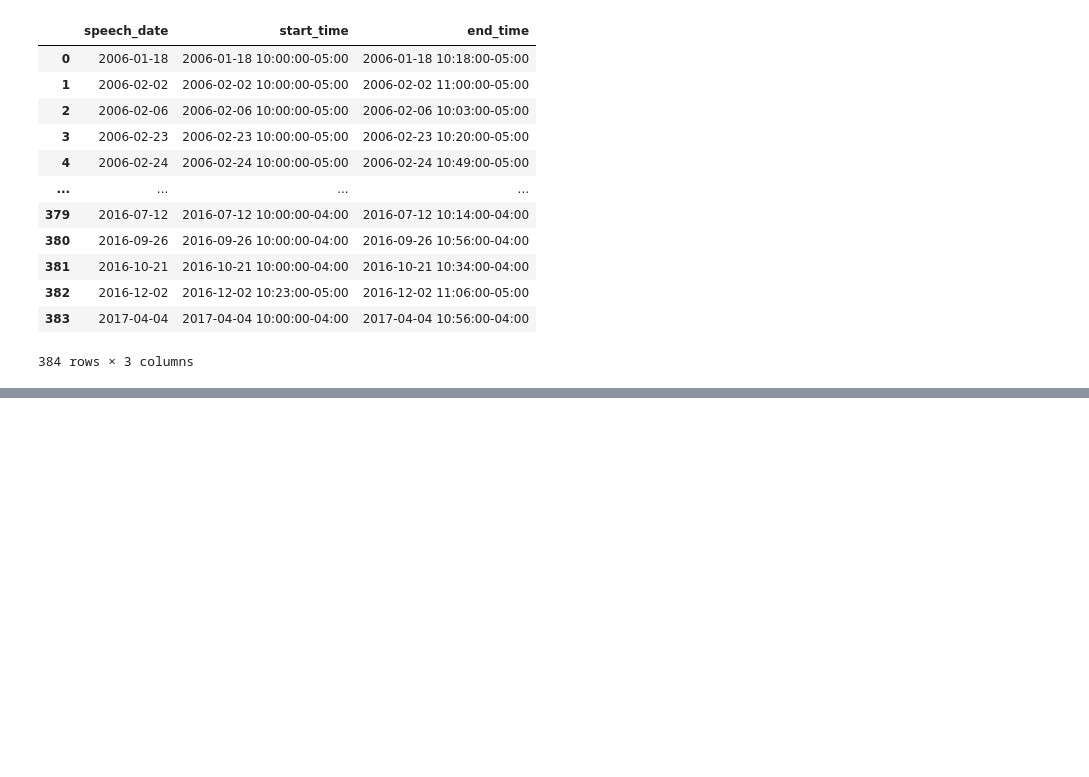
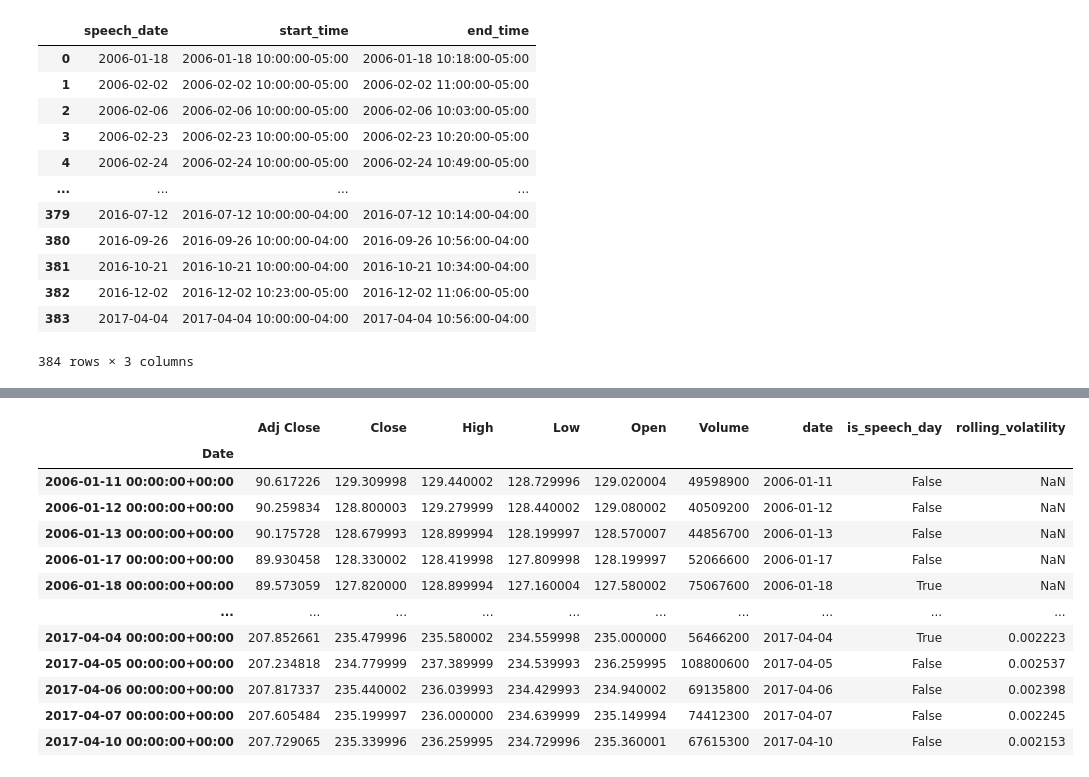
Before and after one commit to quantfin-sfpolimi/cb-impact-nlps, a Jupyter notebook: volatility.ipynb, the cells around one changed output, grey strips where cells are left out. Cells and saved outputs as stored; diff of their text form; code cells hidden in the pictures; blank space fills up the shorter version.

```diff
--- a/volatility.ipynb
+++ b/volatility.ipynb
@@ -145,47 +84,42 @@ KeyError: 'timestamp'
 # %%
-import random
-import pandas as pd
+import yfinance as yf
 from datetime import timedelta
-import requests
-import numpy as np
-from dotenv import load_dotenv
-import os
 
-# Load environment variables from the .env file
-load_dotenv(dotenv_path='./api.env')  # Specify path if it's in a different directory
-# Access the Twelve Data API key
-api_key = os.getenv("API_KEY")
+# Ensure datetime type for speech dates
+speech_dates_df['speech_date'] = pd.to_datetime(speech_dates_df['speech_date'])
 
-# Step 1: Select a random speech date
-random_speech = speech_dates_df.sample(1).iloc[0]
+# Get the first and last speech dates directly from your DataFrame
+first_speech_date = speech_dates_df['speech_date'].min()
+last_speech_date = speech_dates_df['speech_date'].max()
 
-# Get the start and end timestamps for the random speech
-speech_start = random_speech['start_time']
-speech_end = random_speech['end_time']
+# Extend the range slightly to ensure coverage
+date_range_start = first_speech_date - timedelta(days=7)  # Include some days before the first speech
+date_range_end = last_speech_date + timedelta(days=7)  # Include some days after the last speech
 
-# Calculate the time periods (before, during, after)
-before_start = speech_start - timedelta(hours=1)  # 1 hour before the speech
-after_end = speech_end + timedelta(hours=1)  # 1 hour after the speech
+# Fetch daily historical data for SPY using yfinance
+try:
+    spy_data = yf.download("SPY", start=date_range_start.strftime('%Y-%m-%d'), end=date_range_end.strftime('%Y-%m-%d'))
 
-# Helper function to fetch minute-by-minute VOO data from the Twelve Data API
-def fetch_minute_data(symbol, start_time, end_time, api_key):
-    url = f"https://api.twelvedata.com/time_series?symbol={symbol}&interval=1min&start_date={start_time}&end_date={end_time}&apikey={api_key}"
-    response = requests.get(url)
-    data = response.json()
-    print(data)  # Debugging the API response to inspect its structure
-    if "values" in data:
-        return pd.DataFrame(data['values'])
-    else:
-        return pd.DataFrame()
+    # Ensure the DataFrame is not empty
+    if spy_data.empty:
+        raise ValueError("No data returned for the specified period.")
 
-# Step 2: Fetch minute-by-minute data for VOO before, during, and after the speech
-before_data = fetch_minute_data('SPY', before_start.strftime('%Y-%m-%d %H:%M'), speech_start.strftime('%Y-%m-%d %H:%M'), api_key)
-during_data = fetch_minute_data('SPY', speech_start.strftime('%Y-%m-%d %H:%M'), speech_end.strftime('%Y-%m-%d %H:%M'), api_key)
-after_data = fetch_minute_data('SPY', speech_end.strftime('%Y-%m-%d %H:%M'), after_end.strftime('%Y-%m-%d %H:%M'), api_key)
+    spy_data['date'] = spy_data.index.date
+    spy_data['date'] = pd.to_datetime(spy_data['date'])
+    speech_dates_df['speech_date'] = pd.to_datetime(speech_dates_df['speech_date'])
 
-# Print the data to check the column names
-print(api_key)
-print(before_data.head())
-print(during_data.head())
-print(after_data.head())
+    # Add a column to indicate if the date is a speech day
+    spy_data['is_speech_day'] = spy_data['date'].isin(speech_dates_df['speech_date'])
+
+
+    # Calculate 1-week rolling volatility (standard deviation of the closing price over 5 days)
+    spy_data['rolling_volatility'] = spy_data['Close'].pct_change().rolling(window=5).std()
+
+    # Output data for validation
+    print(f"SPY data from {date_range_start.date()} to {date_range_end.date()}:")
+    print(spy_data.head())
+
+except Exception as e:
+    print(f"An error occurred: {e}")
+spy_data
 # %% [output]
@@ -204,0 +144,13 @@ Index: []
+|  | Adj Close | Close | High | Low | Open | Volume | date | is_speech_day | rolling_volatility |
+| Date |  |  |  |  |  |  |  |  |  |
+| 2006-01-11 00:00:00+00:00 | 90.617226 | 129.309998 | 129.440002 | 128.729996 | 129.020004 | 49598900 | 2006-01-11 | False | NaN |
+| 2006-01-12 00:00:00+00:00 | 90.259834 | 128.800003 | 129.279999 | 128.440002 | 129.080002 | 40509200 | 2006-01-12 | False | NaN |
+| 2006-01-13 00:00:00+00:00 | 90.175728 | 128.679993 | 128.899994 | 128.199997 | 128.570007 | 44856700 | 2006-01-13 | False | NaN |
+| 2006-01-17 00:00:00+00:00 | 89.930458 | 128.330002 | 128.419998 | 127.809998 | 128.199997 | 52066600 | 2006-01-17 | False | NaN |
+| 2006-01-18 00:00:00+00:00 | 89.573059 | 127.820000 | 128.899994 | 127.160004 | 127.580002 | 75067600 | 2006-01-18 | True | NaN |
+| ... | ... | ... | ... | ... | ... | ... | ... | ... | ... |
+| 2017-04-04 00:00:00+00:00 | 207.852661 | 235.479996 | 235.580002 | 234.559998 | 235.000000 | 56466200 | 2017-04-04 | True | 0.002223 |
+| 2017-04-05 00:00:00+00:00 | 207.234818 | 234.779999 | 237.389999 | 234.539993 | 236.259995 | 108800600 | 2017-04-05 | False | 0.002537 |
+| 2017-04-06 00:00:00+00:00 | 207.817337 | 235.440002 | 236.039993 | 234.429993 | 234.940002 | 69135800 | 2017-04-06 | False | 0.002398 |
+| 2017-04-07 00:00:00+00:00 | 207.605484 | 235.199997 | 236.000000 | 234.639999 | 235.149994 | 74412300 | 2017-04-07 | False | 0.002245 |
+| 2017-04-10 00:00:00+00:00 | 207.729065 | 235.339996 | 236.259995 | 234.729996 | 235.360001 | 67615300 | 2017-04-10 | False | 0.002153 |
```
Also changed, not shown: parts of 4 cells of this notebook.
